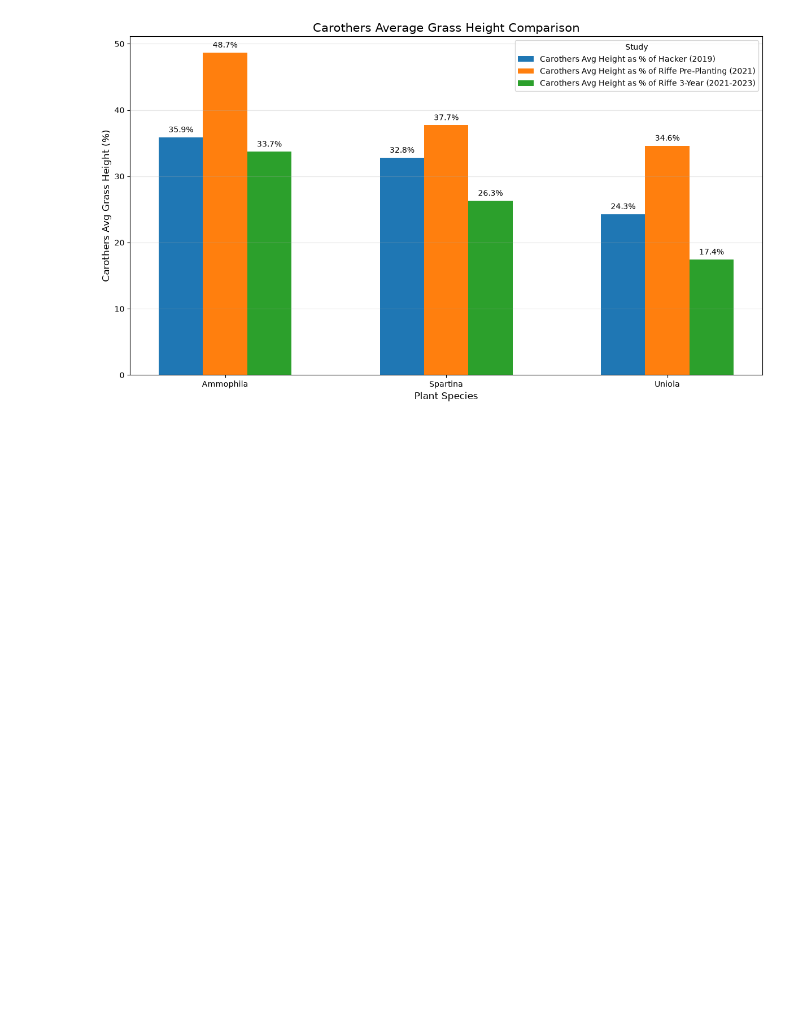
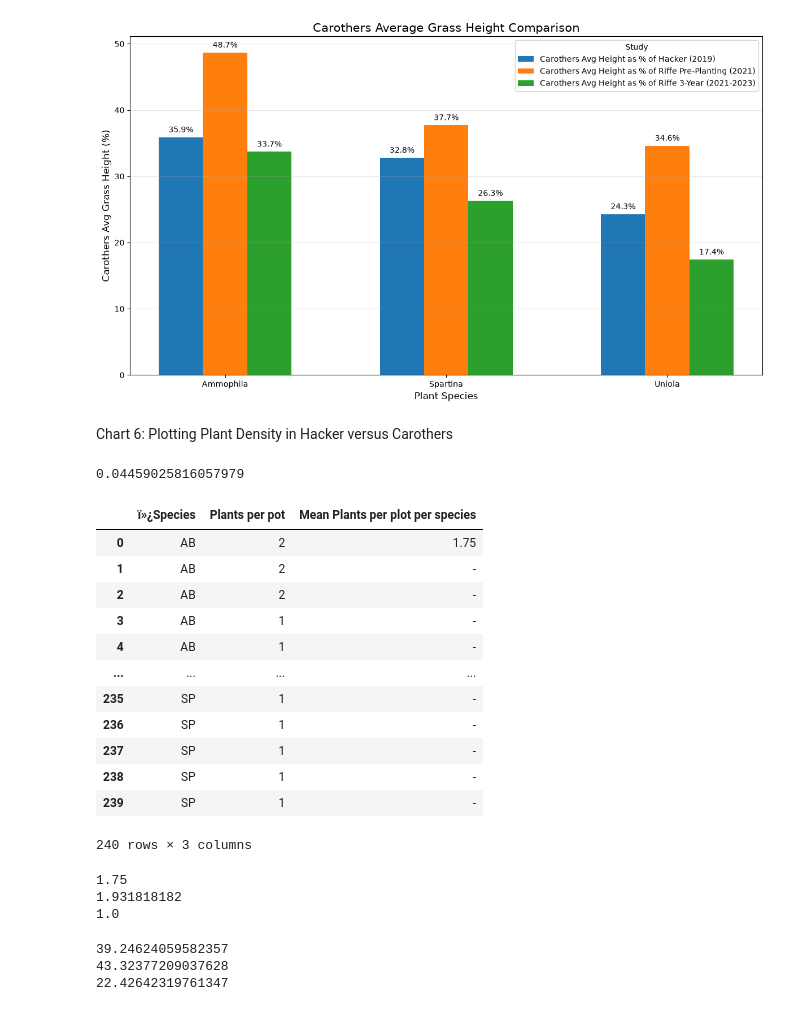
Before and after one commit to stromc485/CECL, a Jupyter notebook: Metamorphics_Plotting.ipynb, the cells around one changed output. Cells and saved outputs as stored; diff of their text form; code cells hidden in the pictures; blank space fills up the shorter version.

```diff
--- a/Metamorphics_Plotting.ipynb
+++ b/Metamorphics_Plotting.ipynb
@@ -774,3 +774,5 @@ plt.tight_layout()
 plt.show()
 # %% [output]
 [figure]
+# %% [markdown]
+Chart 6: Plotting Plant Density in Hacker versus Carothers
@@ -776,0 +790,60 @@ plt.show()
+# %%
+# Calculating surface area of each plot and converting to m²
+# Estimating that each plot is 4 inches in diameter and 3.5 inches in height (depth) and using the formula for the surface area of a cylinder (A = 2πr² + 2πrh)
+# Convert inches to meters (1 inch = 0.0254 meters)
+diameter_in_inches = 4
+radius_in_inches = diameter_in_inches / 2
+height_in_inches = 3.5
+radius_in_meters = radius_in_inches * 0.0254
+height_in_meters = height_in_inches * 0.0254
+surface_area_in_meters_squared = 2 * np.pi * (radius_in_meters ** 2) + 2 * np.pi * radius_in_meters * height_in_meters
+surface_area_in_meters_squared
+# %% [output]
+0.04459025816057979
+# %%
+# Loading Carothers Plants per plot
+Plants_per_plot = pd.read_csv("/Users/Charlotte/Desktop/SeniorYear/CECL/CECL/Carothers_Plants_per_plot.csv", encoding='latin1')
+Plants_per_plot.fillna("-")
+# %% [output]
+|  | ï»¿Species | Plants per pot | Mean Plants per plot per species |
+| 0 | AB | 2 | 1.75 |
+| 1 | AB | 2 | - |
+| 2 | AB | 2 | - |
+| 3 | AB | 1 | - |
+| 4 | AB | 1 | - |
+| ... | ... | ... | ... |
+| 235 | SP | 1 | - |
+| 236 | SP | 1 | - |
+| 237 | SP | 1 | - |
+| 238 | SP | 1 | - |
+| 239 | SP | 1 | - |
+240 rows × 3 columns
+# %%
+# Assigning mean plants per plot
+Carothers_mean_plants_per_plot_AB = Plants_per_plot["Mean Plants per plot per species"][0]
+print(Carothers_mean_plants_per_plot_AB)
+
+Carothers_mean_plants_per_plot_SP = Plants_per_plot["Mean Plants per plot per species"][84]
+print(Carothers_mean_plants_per_plot_SP)
+
+Carothers_mean_plants_per_plot_UP = Plants_per_plot["Mean Plants per plot per species"][172]
+print(Carothers_mean_plants_per_plot_UP)
+# %% [output]
+1.75
+1.931818182
+1.0
+# %%
+# Calculating plant density of Carothers per plant using the formula: Plant Density = (Mean Number of Plants) / Surface Area of Plot (m²)
+
+
+Carothers_Plant_Density_AB = (Carothers_mean_plants_per_plot_AB) / surface_area_in_meters_squared # 1.75 / 0.04
+Carothers_Plant_Density_SP = (Carothers_mean_plants_per_plot_SP) / surface_area_in_meters_squared # 1.25 / 0.04
+Carothers_Plant_Density_UP = (Carothers_mean_plants_per_plot_UP) / surface_area_in_meters_squared # 1.5 / 0.04
+
+print(Carothers_Plant_Density_AB)
+print(Carothers_Plant_Density_SP)
+print(Carothers_Plant_Density_UP)
+# %% [output]
+39.24624059582357
+43.32377209037628
+22.42642319761347
```
Also changed, not shown: parts of 3 cells of this notebook, 1 other file.
